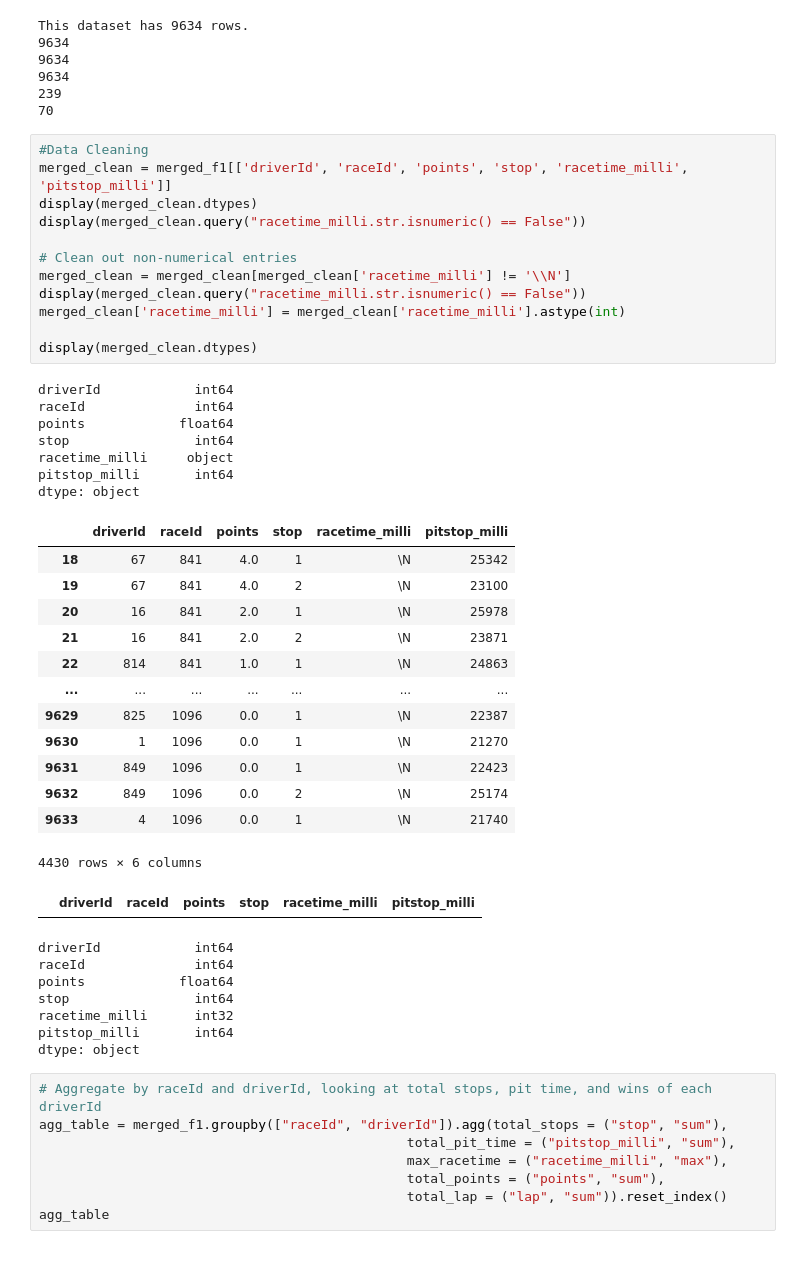
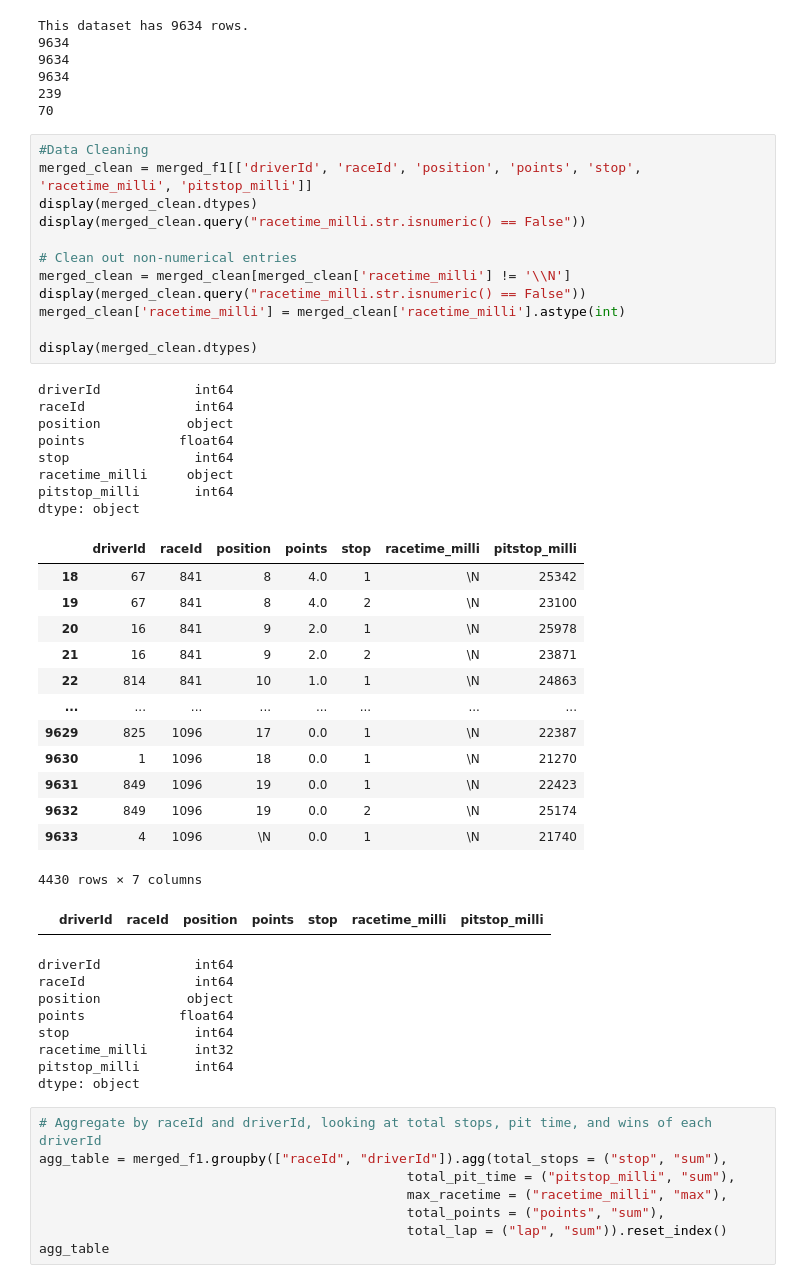
Before and after one commit to tdangi/qtm_final_project, a Jupyter notebook: qtm_moment.ipynb, the cells around one changed output. Saved outputs shown, nothing was run; the diff lists cells and outputs as text.

Commit message:
add position

```diff
--- a/qtm_moment.ipynb
+++ b/qtm_moment.ipynb
@@ -167,40 +167,42 @@ This dataset has 9634 rows.
 70
 # %%
 #Data Cleaning
-merged_clean = merged_f1[['driverId', 'raceId', 'points', 'stop', 'racetime_milli', 'pitstop_milli']]
+merged_clean = merged_f1[['driverId', 'raceId', 'position', 'points', 'stop', 'racetime_milli', 'pitstop_milli']]
 display(merged_clean.dtypes)
 display(merged_clean.query("racetime_milli.str.isnumeric() == False"))
 
 # Clean out non-numerical entries
 merged_clean = merged_clean[merged_clean['racetime_milli'] != '\\N']
 display(merged_clean.query("racetime_milli.str.isnumeric() == False"))
 merged_clean['racetime_milli'] = merged_clean['racetime_milli'].astype(int)
 
 display(merged_clean.dtypes)
 # %% [output]
 driverId            int64
 raceId              int64
+position           object
 points            float64
 stop                int64
 racetime_milli     object
 pitstop_milli       int64
 dtype: object
-|  | driverId | raceId | points | stop | racetime_milli | pitstop_milli |
-| 18 | 67 | 841 | 4.0 | 1 | \N | 25342 |
-| 19 | 67 | 841 | 4.0 | 2 | \N | 23100 |
-| 20 | 16 | 841 | 2.0 | 1 | \N | 25978 |
-| 21 | 16 | 841 | 2.0 | 2 | \N | 23871 |
-| 22 | 814 | 841 | 1.0 | 1 | \N | 24863 |
-| ... | ... | ... | ... | ... | ... | ... |
-| 9629 | 825 | 1096 | 0.0 | 1 | \N | 22387 |
-| 9630 | 1 | 1096 | 0.0 | 1 | \N | 21270 |
-| 9631 | 849 | 1096 | 0.0 | 1 | \N | 22423 |
-| 9632 | 849 | 1096 | 0.0 | 2 | \N | 25174 |
-| 9633 | 4 | 1096 | 0.0 | 1 | \N | 21740 |
+|  | driverId | raceId | position | points | stop | racetime_milli | pitstop_milli |
+| 18 | 67 | 841 | 8 | 4.0 | 1 | \N | 25342 |
+| 19 | 67 | 841 | 8 | 4.0 | 2 | \N | 23100 |
+| 20 | 16 | 841 | 9 | 2.0 | 1 | \N | 25978 |
+| 21 | 16 | 841 | 9 | 2.0 | 2 | \N | 23871 |
+| 22 | 814 | 841 | 10 | 1.0 | 1 | \N | 24863 |
+| ... | ... | ... | ... | ... | ... | ... | ... |
+| 9629 | 825 | 1096 | 17 | 0.0 | 1 | \N | 22387 |
+| 9630 | 1 | 1096 | 18 | 0.0 | 1 | \N | 21270 |
+| 9631 | 849 | 1096 | 19 | 0.0 | 1 | \N | 22423 |
+| 9632 | 849 | 1096 | 19 | 0.0 | 2 | \N | 25174 |
+| 9633 | 4 | 1096 | \N | 0.0 | 1 | \N | 21740 |
-4430 rows × 6 columns
+4430 rows × 7 columns
-|  | driverId | raceId | points | stop | racetime_milli | pitstop_milli |
+|  | driverId | raceId | position | points | stop | racetime_milli | pitstop_milli |
 driverId            int64
 raceId              int64
+position           object
 points            float64
 stop                int64
 racetime_milli      int32
```
